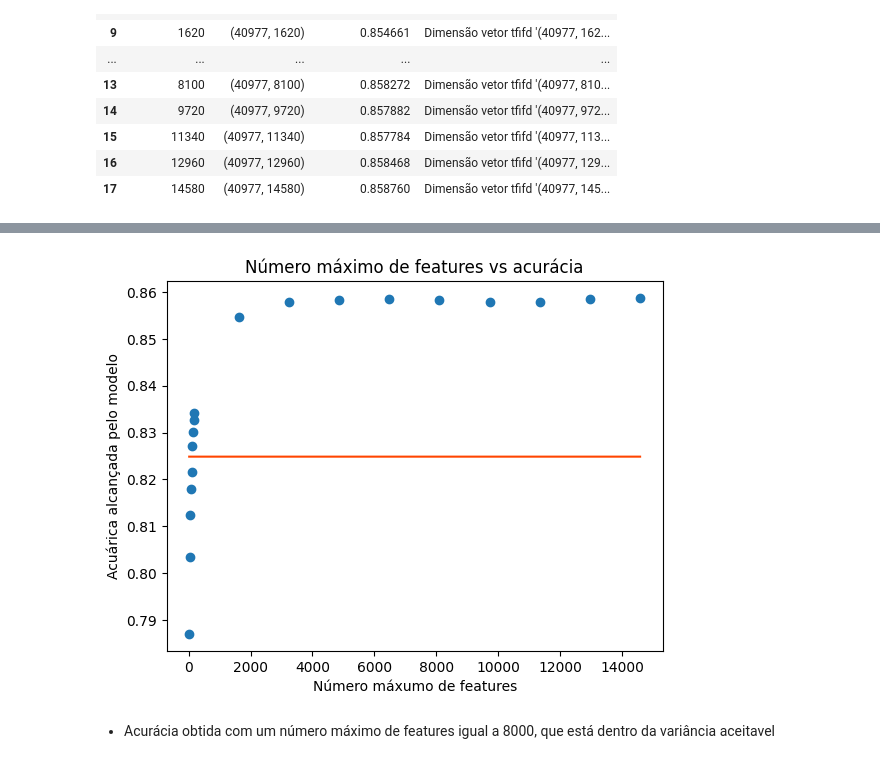
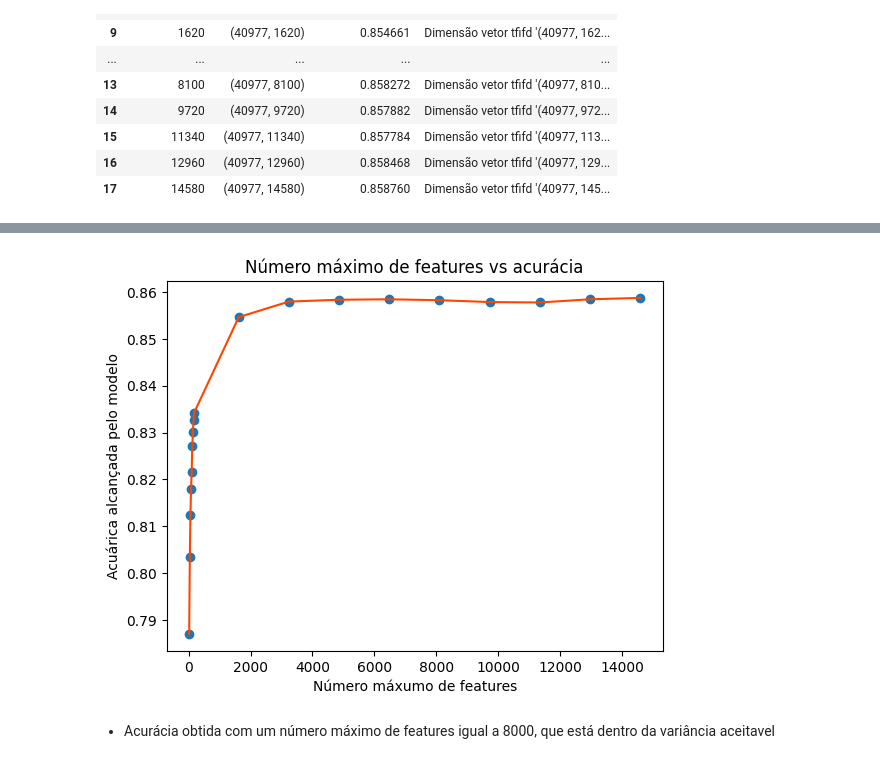
Before and after one commit to LuizinhoXT/Projetos-Fiap, a Jupyter notebook: challenge_ibm/sprint_3/analise_de_sentimentos.ipynb, the cells around one changed output, grey strips where cells are left out. Cells and saved outputs as stored; diff of their text form; code cells hidden in the pictures.

```diff
--- a/challenge_ibm/sprint_3/analise_de_sentimentos.ipynb
+++ b/challenge_ibm/sprint_3/analise_de_sentimentos.ipynb
@@ -206,7 +206,7 @@ Disclaimer:
 def classificar_texto_tfidf_ngrams_md(df,feature_x, feature_y, num_features):
 
     from sklearn.feature_extraction.text import TfidfVectorizer
-    if num_features == 'None':
+    if num_features == 'All':
             tfidf = TfidfVectorizer(lowercase=False,ngram_range=(1,2))
     else:
             tfidf = TfidfVectorizer(lowercase=False,max_features=num_features, ngram_range=(1,2))
@@ -538,10 +559,10 @@ plt.ylabel('Acuárica alcançada pelo modelo')
 
 coef = np.polyfit(eixo_x,eixo_y,1)
 tend = np.poly1d(coef)
-plt.plot(eixo_x,tend(eixo_y), color="#FF4500", label="Tendência")
-
+plt.plot(eixo_x,eixo_y, color="#FF4500", label="Tendência")
 
 aux = resultados_modelo[['num_features','acuracia_modelo']].max()
-aux['media'] = resultados_modelo['num_features'].median()
+acc_maaior_que85 = resultados_modelo[resultados_modelo['acuracia_modelo'] > 0.84]
+aux['media_features_accuracia_maior_que_85%'] = acc_maaior_que85['num_features'].median()
 aux
 # %% [output]
@@ -551,5 +572,5 @@ media                900.00000
 dtype: float64
-[figure, old version]
+[figure, new version]
 # %% [markdown]
 - Acurácia obtida com um número máximo de features igual a 8000, que está dentro da variância aceitavel
 # %% [markdown]
```
Also changed, not shown: parts of 35 cells of this notebook, 14 other files.
